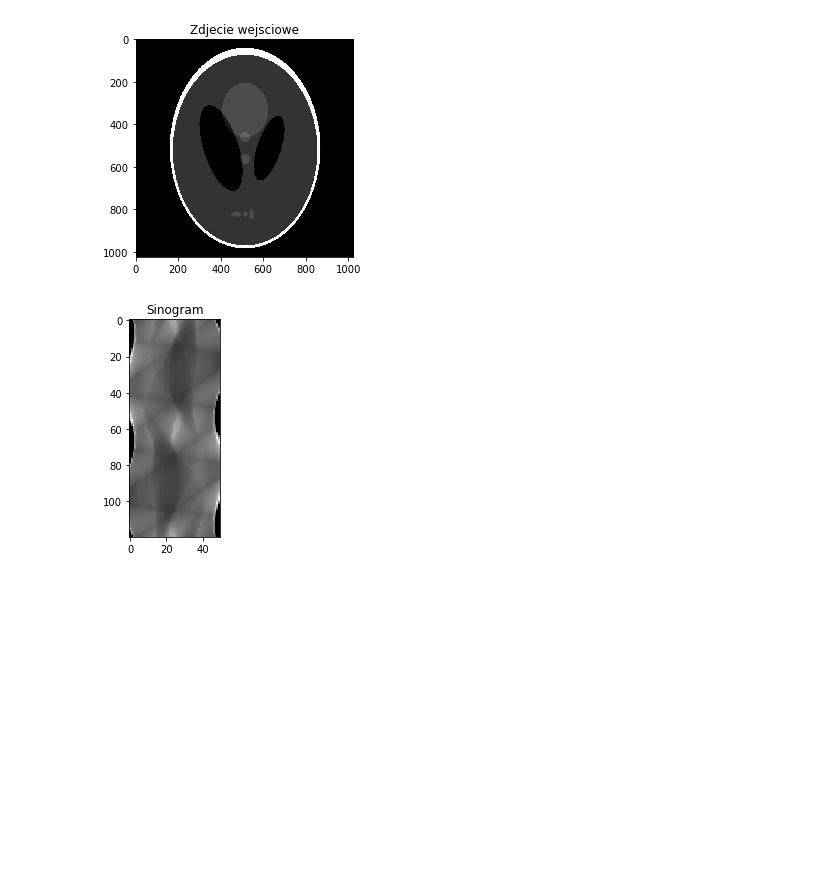
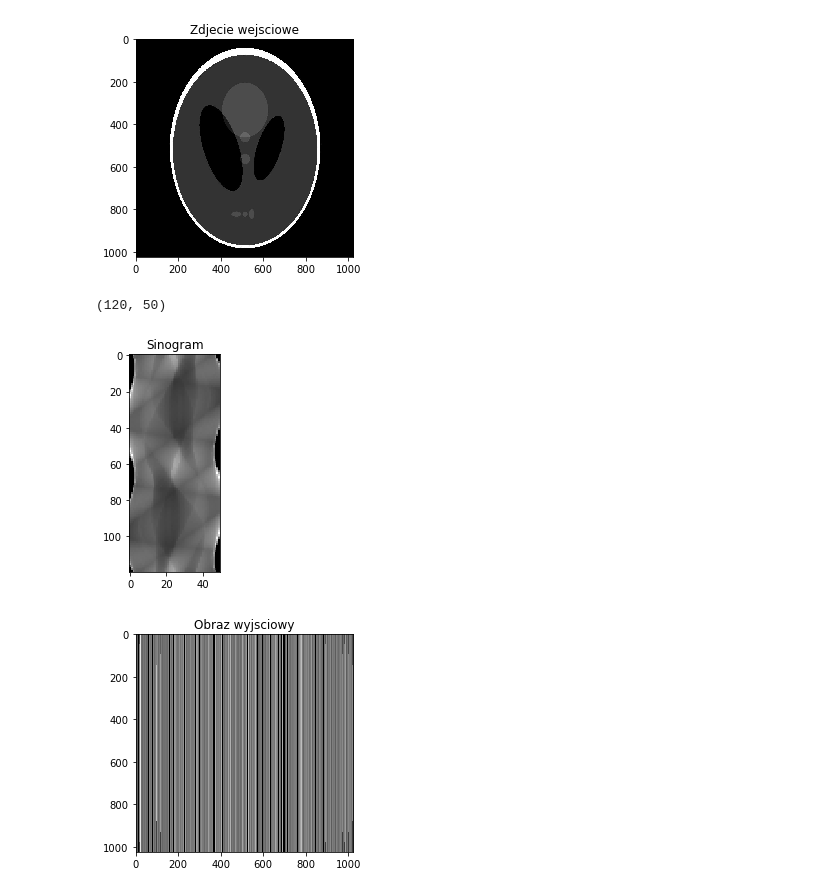
Before and after one commit to zimniakkajetan/IwM-tomograf, a Jupyter notebook: Untitled.ipynb, the cells around one changed output. Drawn from its saved outputs; the diff is of its cells as text; code cells hidden in the pictures; blank space fills up the shorter version.

Commit message:
picture from sinogram. sth missing

```diff
--- a/Untitled.ipynb
+++ b/Untitled.ipynb
@@ -61,9 +61,11 @@ def makeSinogram(pic):
     r = pic_size
 
     sinogram = []
+    lines = []
 
     for i in range(0, 360, alpha):
         sinogram.append([])
+        lines.append([])
         katRadiany = i * np.pi / 180
         for detector in range(0, numbersOfDetectors):
             x0 = r * np.cos(katRadiany)
@@ -81,32 +83,53 @@ def makeSinogram(pic):
 
             pixel = np.float(0)
             pixLicz = int(0)
             for p in line:
                 if p[0] >= 0 and p[1] >= 0 and p[0] < len(picture) and p[1] < len(picture):
                     pixel += float(pic[int(p[0]),int(p[1])])
                     pixLicz +=1
 
             sinogram[-1].append(pixel/pixLicz)
+            lines[-1].append([x0, y0, x1, y1])
 
-    return sinogram
+    return sinogram, lines
 
+def makePicture(sinog, lines, pic):
+    picture2 = np.zeros([np.shape(pic)[0],np.shape(pic)[1]])
+    a = np.shape(sinog)[0]
+    b = np.shape(sinog)[1]
+    for i in range(0, a, 1):
+        for j in range(0, b, 1):
+            x0,y0,x1,y0 = lines[i][j]
+            line = bresenhamLine(x0,y0,x1,y0)
+            for k in range(0, len(line)):
+                if line[k][0] >= 0 and line[k][1] >= 0 and line[k][0] < np.shape(pic)[0] and line[k][1] < np.shape(pic)[1]:
+                    picture2[int(line[k][0])][int(line[k][1])] += sinog[i][j]
 
+    return picture2
 
 if __name__ == "__main__":
 
     #picture = np.zeros([200,200])
     picture = rgb2gray(io.imread("foto1/Shepp_logan.jpg"))
 
     plt.figure()
     plt.title("Zdjecie wejsciowe")
     plt.imshow(picture, cmap='gray')
     plt.show()
 
-    sinogramP = makeSinogram(picture)
+    sinogramP, lines = makeSinogram(picture)
+    print(np.shape(sinogramP))
     plt.title("Sinogram")
     plt.imshow(sinogramP,cmap='gray')
     #print((sinogramP))
     plt.show()
+
+    pic2 = makePicture(sinogramP, lines, picture)
+    plt.title("Obraz wyjsciowy")
+    plt.imshow(pic2,cmap='gray')
+    plt.show()
 # %% [output]
 [figure]
+(120, 50)
 [figure]
+[figure, added]
```
